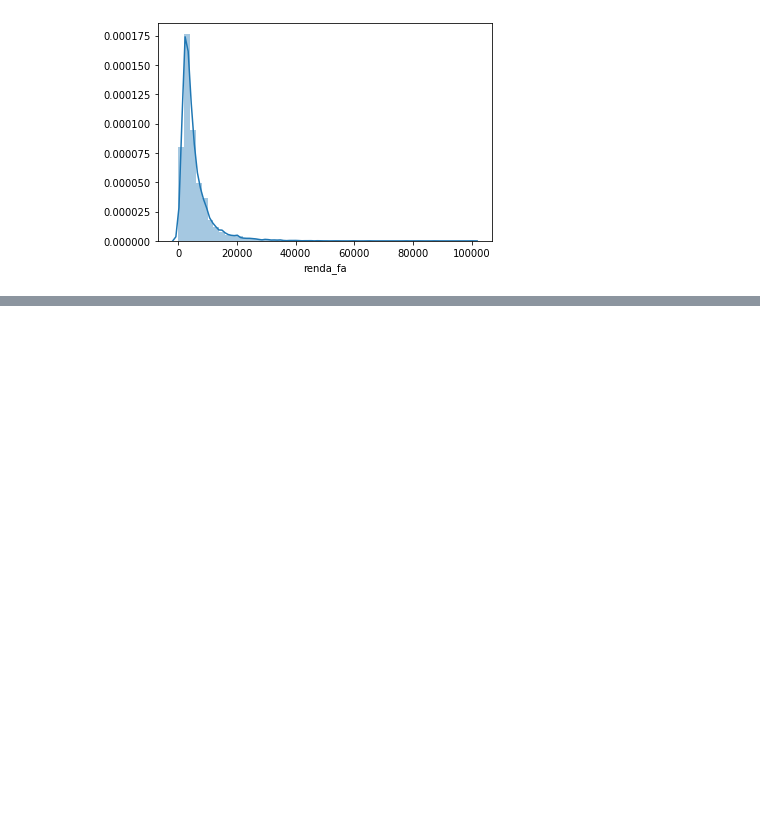
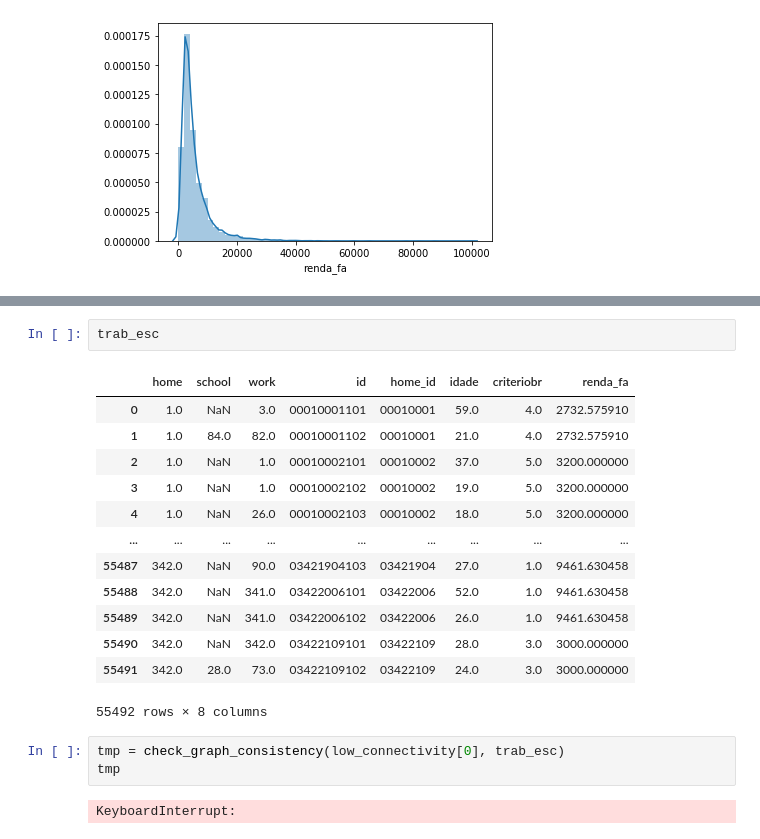
Before and after one commit to yambanis/CovidMDP, a Jupyter notebook: notebooks/Modelagem grafo individuos.ipynb, the cells around one changed output, grey strips where cells are left out. Drawn from its saved outputs; the diff is of its cells as text; blank space fills up the shorter version.

Commit message:
adding social economic charc and multiple graphs

```diff
--- a/notebooks/Modelagem grafo individuos.ipynb
+++ b/notebooks/Modelagem grafo individuos.ipynb
@@ -343,0 +197,21 @@ True
+# %%
+trab_esc
+# %% [output]
+|  | home | school | work | id | home_id | idade | criteriobr | renda_fa |
+| 0 | 1.0 | NaN | 3.0 | 00010001101 | 00010001 | 59.0 | 4.0 | 2732.575910 |
+| 1 | 1.0 | 84.0 | 82.0 | 00010001102 | 00010001 | 21.0 | 4.0 | 2732.575910 |
+| 2 | 1.0 | NaN | 1.0 | 00010002101 | 00010002 | 37.0 | 5.0 | 3200.000000 |
+| 3 | 1.0 | NaN | 1.0 | 00010002102 | 00010002 | 19.0 | 5.0 | 3200.000000 |
+| 4 | 1.0 | NaN | 26.0 | 00010002103 | 00010002 | 18.0 | 5.0 | 3200.000000 |
+| ... | ... | ... | ... | ... | ... | ... | ... | ... |
+| 55487 | 342.0 | NaN | 90.0 | 03421904103 | 03421904 | 27.0 | 1.0 | 9461.630458 |
+| 55488 | 342.0 | NaN | 341.0 | 03422006101 | 03422006 | 52.0 | 1.0 | 9461.630458 |
+| 55489 | 342.0 | NaN | 341.0 | 03422006102 | 03422006 | 26.0 | 1.0 | 9461.630458 |
+| 55490 | 342.0 | NaN | 342.0 | 03422109101 | 03422109 | 28.0 | 3.0 | 3000.000000 |
+| 55491 | 342.0 | 28.0 | 73.0 | 03422109102 | 03422109 | 24.0 | 3.0 | 3000.000000 |
+55492 rows × 8 columns
+# %%
+tmp = check_graph_consistency(low_connectivity[0], trab_esc)
+tmp
+# %% [output]
+KeyboardInterrupt:
```
Also changed, not shown: parts of 21 cells of this notebook, 10 other files.
